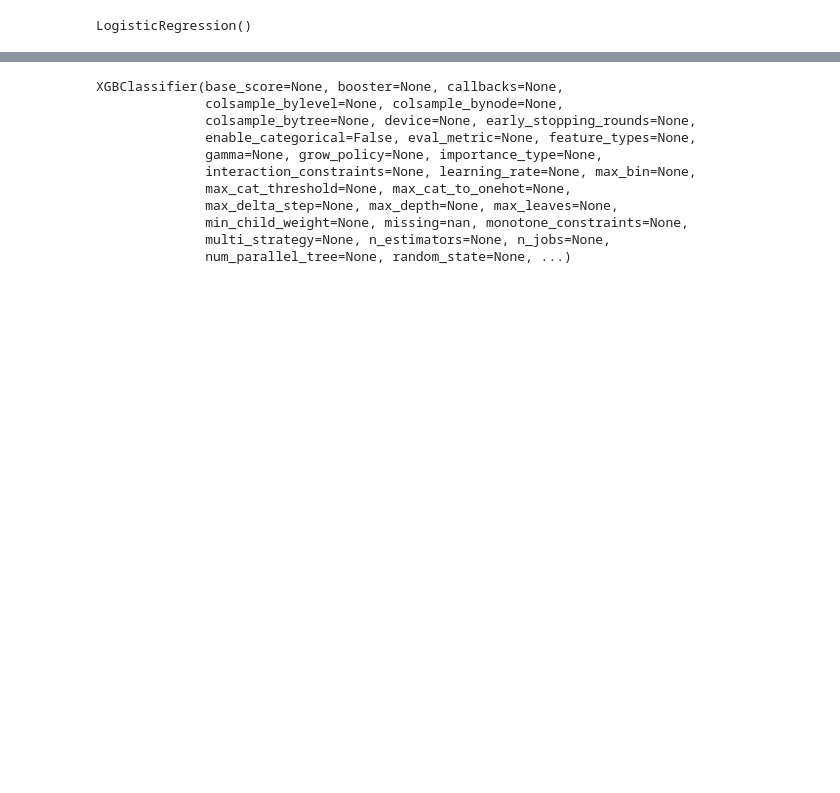
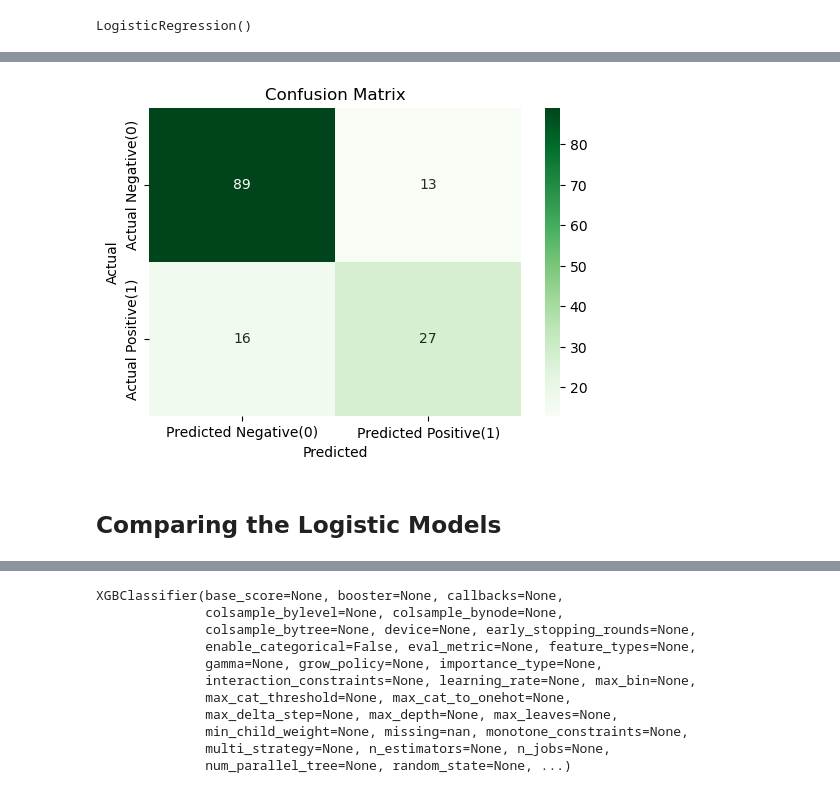
Before and after one commit to pchaudhary12/Supervised-Learning-Diabetes, a Jupyter notebook: Supervised Learning - Project.ipynb, the cells around one changed output, grey strips where cells are left out. Cells and saved outputs as stored; diff of their text form; code cells hidden in the pictures; blank space fills up the shorter version.

```diff
--- a/Supervised Learning - Project.ipynb
+++ b/Supervised Learning - Project.ipynb
@@ -398,0 +422,3 @@ You need to perform preprocessing on the given dataset. Please consider the foll
+# %%
+# scaling test data
+X_test_scaled = scaler.transform(X_test)
@@ -418,5 +494,0 @@ X_scaled = scaler.fit_transform(X)
-# %%
-# Splitting the data
-from sklearn.model_selection import train_test_split
-
-X_train, X_test, y_train, y_test = train_test_split(X_scaled, y, test_size = 0.2, random_state=42)
@@ -448,7 +525,7 @@ from sklearn.linear_model import LogisticRegression
 model = LogisticRegression()
 
 #train the model on training data
-model.fit(X_train, y_train)
+model.fit(X_train_scaled, y_train)
 # %% [output]
 LogisticRegression()
 # %%
@@ -456,7 +533,7 @@ LogisticRegression()
 from sklearn.metrics import accuracy_score, classification_report, confusion_matrix
 
 # make the prediction on test set
-y_pred = model.predict(X_test)
+y_pred = model.predict(X_test_scaled)
 
 #Evaluate the model
 accuracy = accuracy_score(y_test, y_pred)
@@ -483,0 +605,18 @@ Confusion Matrix:
+# %%
+# Create a heatmap of the confusion matrix for visualization
+
+# NOTE: We are taking "confusion" that is defined for all features
+# models considering both the models have same result
+
+plt.figure(figsize=(6, 4))
+sns.heatmap(confusion, annot=True, fmt='d', cmap='Greens',
+            xticklabels=['Predicted Negative(0)', 'Predicted Positive(1)'],
+            yticklabels=['Actual Negative(0)', 'Actual Positive(1)'])
+plt.xlabel('Predicted')
+plt.ylabel('Actual')
+plt.title('Confusion Matrix')
+plt.show()
+# %% [output]
+[figure, added]
+# %% [markdown]
+## Comparing the Logistic Models
```
Also changed, not shown: parts of 58 cells of this notebook.
